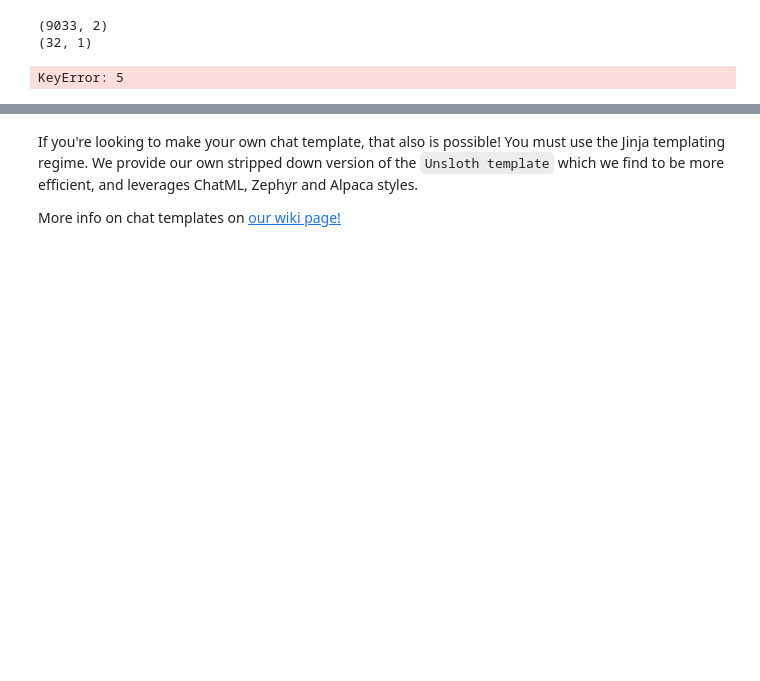
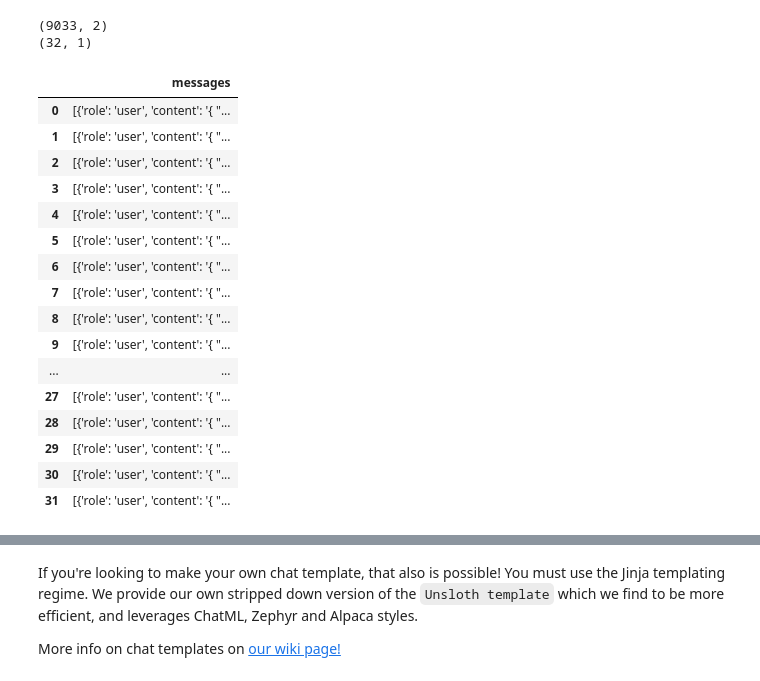
Before and after one commit to Feruis/Feruis.github.io, a Jupyter notebook: nb/Mistral_v0.3_(7B)-Conversational.ipynb, the cells around one changed output, grey strips where cells are left out. Cells and saved outputs as stored; diff of their text form; code cells hidden in the pictures; blank space fills up the shorter version.

```diff
--- a/nb/Mistral_v0.3_(7B)-Conversational.ipynb
+++ b/nb/Mistral_v0.3_(7B)-Conversational.ipynb
@@ -167,7 +167,23 @@ print(np.shape(ultrachat_train))
 # %% [output]
 (9033, 2)
 (32, 1)
-# %%
-print(dataset[5]["text"])
-# %% [output]
-KeyError: 5
+# %%
+ultrachat_train
+# %% [output]
+|  | messages |
+| 0 | [{'role': 'user', 'content': '{ "... |
+| 1 | [{'role': 'user', 'content': '{ "... |
+| 2 | [{'role': 'user', 'content': '{ "... |
+| 3 | [{'role': 'user', 'content': '{ "... |
+| 4 | [{'role': 'user', 'content': '{ "... |
+| 5 | [{'role': 'user', 'content': '{ "... |
+| 6 | [{'role': 'user', 'content': '{ "... |
+| 7 | [{'role': 'user', 'content': '{ "... |
+| 8 | [{'role': 'user', 'content': '{ "... |
+| 9 | [{'role': 'user', 'content': '{ "... |
+| ... | ... |
+| 27 | [{'role': 'user', 'content': '{ "... |
+| 28 | [{'role': 'user', 'content': '{ "... |
+| 29 | [{'role': 'user', 'content': '{ "... |
+| 30 | [{'role': 'user', 'content': '{ "... |
+| 31 | [{'role': 'user', 'content': '{ "... |
```
Also changed, not shown: parts of 4 cells of this notebook.
